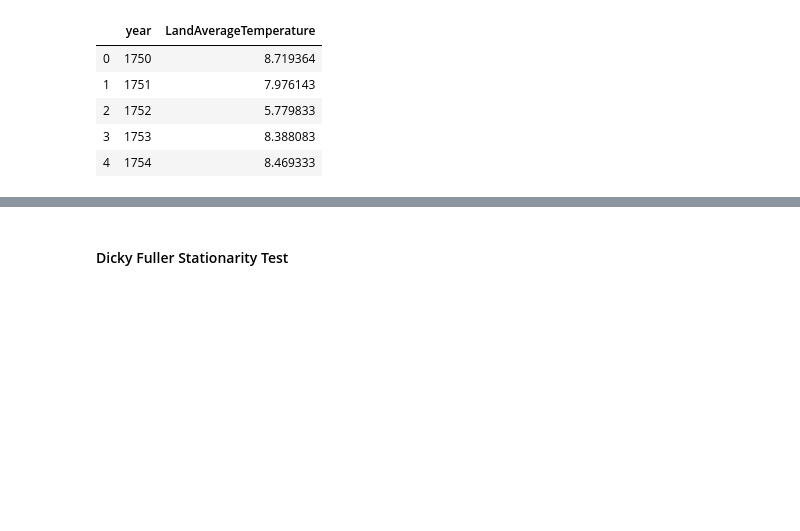
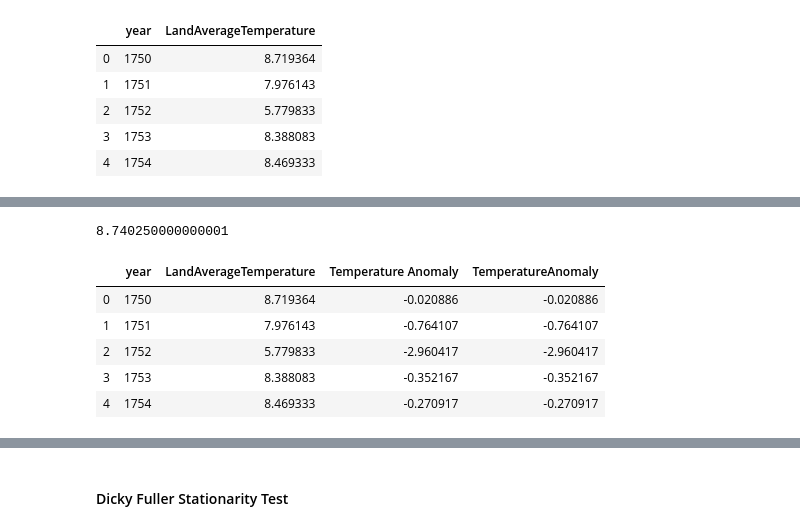
Before and after one commit to santamm/ClimateChange, a Jupyter notebook: Climate_Change_Hackaton.ipynb, the cells around one changed output, grey strips where cells are left out. Cells and saved outputs as stored; diff of their text form; code cells hidden in the pictures; blank space fills up the shorter version.

```diff
--- a/Climate_Change_Hackaton.ipynb
+++ b/Climate_Change_Hackaton.ipynb
@@ -139,0 +154,21 @@ py.iplot(fig, filename='line-mode')
+# %%
+#global_mean.head()
+baseline_temp = global_mean.loc['1951':'1980'].mean()['LandAverageTemperature']
+baseline_temp
+# %% [output]
+8.740250000000001
+# %%
+# Calculate the global baseline temperature
+baseline_temp = global_mean.loc['1951':'1980'].mean()['LandAverageTemperature']
+
+# Create the temperature anomaly column
+global_mean['TemperatureAnomaly'] = global_mean['LandAverageTemperature'] - baseline_temp
+
+global_mean.head()
+# %% [output]
+|  | year | LandAverageTemperature | Temperature Anomaly | TemperatureAnomaly |
+| 0 | 1750 | 8.719364 | -0.020886 | -0.020886 |
+| 1 | 1751 | 7.976143 | -0.764107 | -0.764107 |
+| 2 | 1752 | 5.779833 | -2.960417 | -2.960417 |
+| 3 | 1753 | 8.388083 | -0.352167 | -0.352167 |
+| 4 | 1754 | 8.469333 | -0.270917 | -0.270917 |
```
Also changed, not shown: parts of 21 cells of this notebook, 2 other files.
